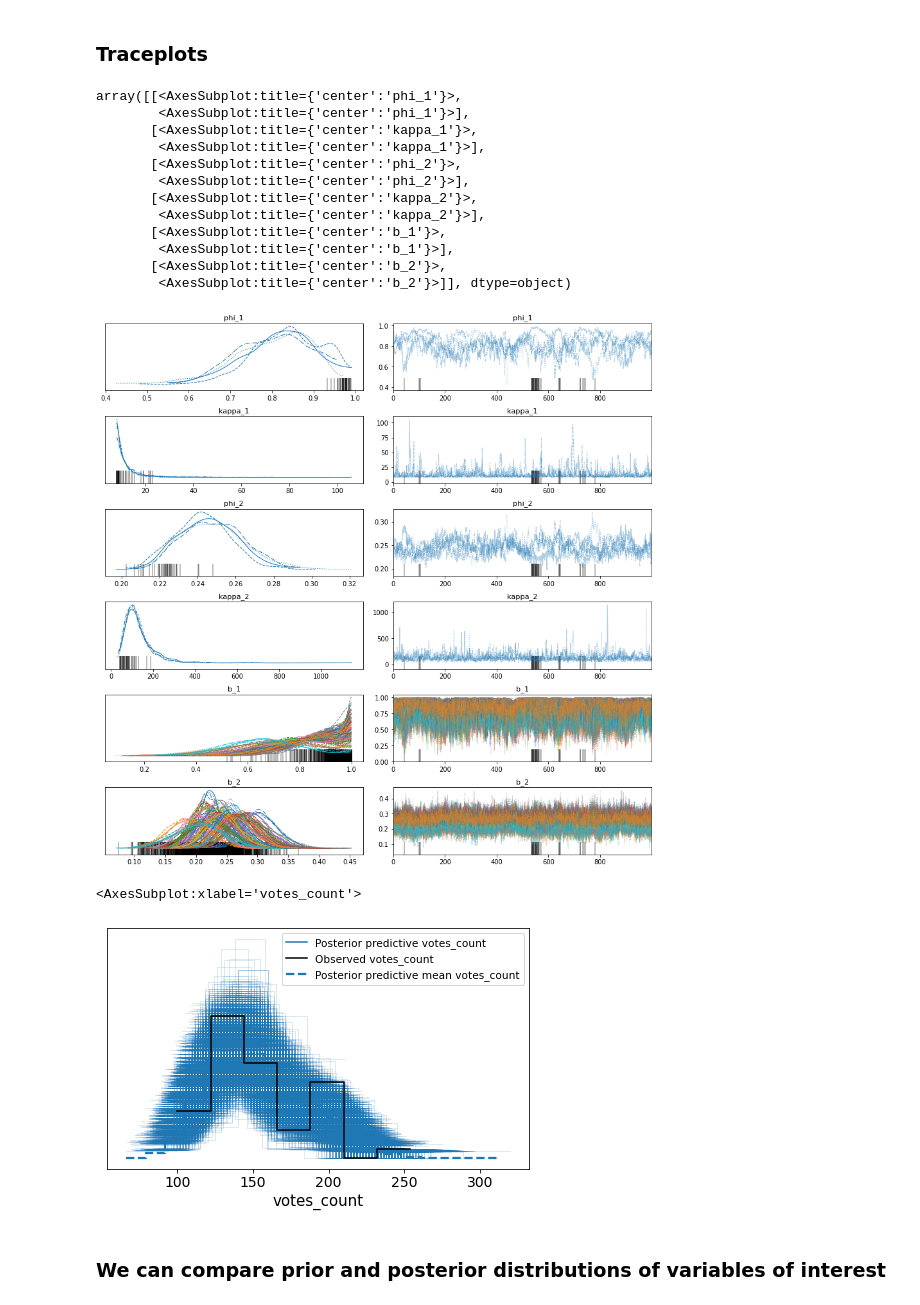
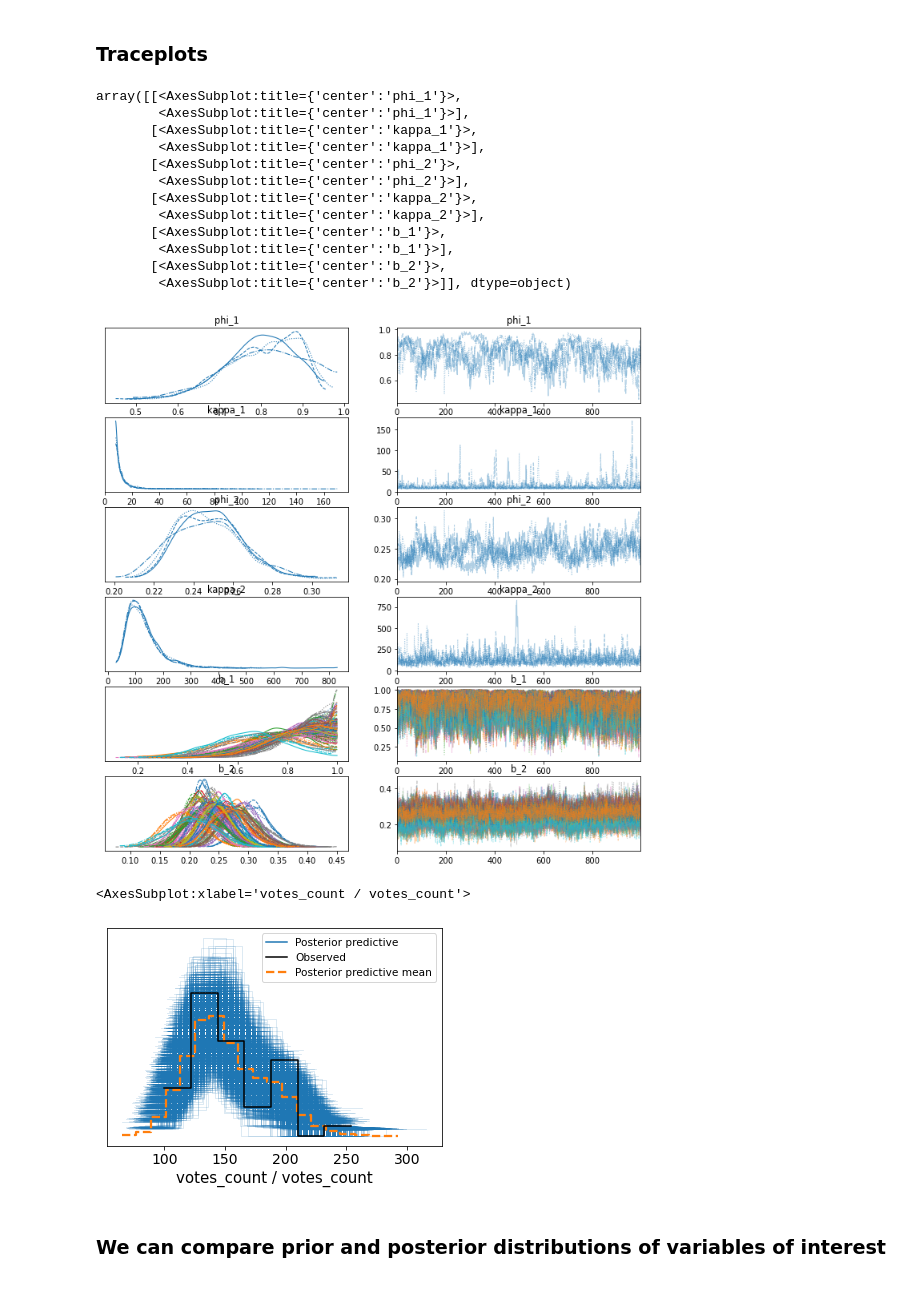
Before and after one commit to mggg/ecological-inference, a Jupyter notebook: pyei/examples/model_eval_and_comparison_demo.ipynb, the cells around one changed output. Drawn from its saved outputs; the diff is of its cells as text; code cells hidden in the pictures.

```diff
--- a/pyei/examples/model_eval_and_comparison_demo.ipynb
+++ b/pyei/examples/model_eval_and_comparison_demo.ipynb
@@ -42,7 +42,7 @@ ei.fit(X, T, N, demographic_group_name=demographic_group_name, candidate_name=ca
 # %%
 # Sample from the prior predictive distributions
 with ei.sim_model as sim_model:
-    prior_pred = pm.sample_prior_predictive(10000)
+    idata = pm.sample_prior_predictive(10000) # creates an InferenceData object
 # %%
 ### Examine the prior predictive distribution
 # %%
@@ -219,7 +232,7 @@ Data variables:
 # %% [markdown]
 ### Traceplots
 # %%
-az.plot_trace(data, compact=True)
+az.plot_trace(ei.sim_trace, compact=True)
 # each color here is a different chain, vertical tick marks mark divergences
 # Set compact = False to see each county on a different plot
 # %% [output]
@@ -235,13 +248,13 @@ array([[<AxesSubplot:title={'center':'phi_1'}>,
         <AxesSubplot:title={'center':'b_1'}>],
        [<AxesSubplot:title={'center':'b_2'}>,
         <AxesSubplot:title={'center':'b_2'}>]], dtype=object)
-[figure, old version]
+[figure, new version]
 # %%
 ## We can look at posterior predictive draws
-az.plot_ppc(data)
+az.plot_ppc(posterior_pred)
 # %% [output]
-<AxesSubplot:xlabel='votes_count'>
+<AxesSubplot:xlabel='votes_count / votes_count'>
-[figure, old version]
+[figure, new version]
 # %% [markdown]
 ### We can compare prior and posterior distributions of variables of interest
 # %%
```
Also changed, not shown: parts of 27 cells of this notebook, 1 other file.
